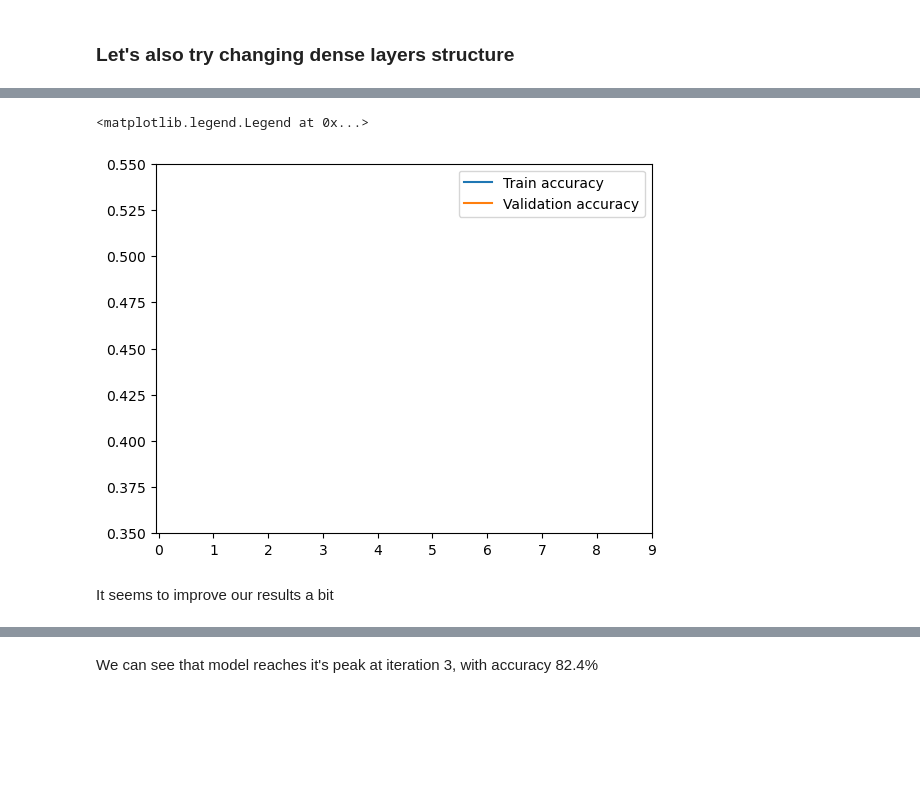
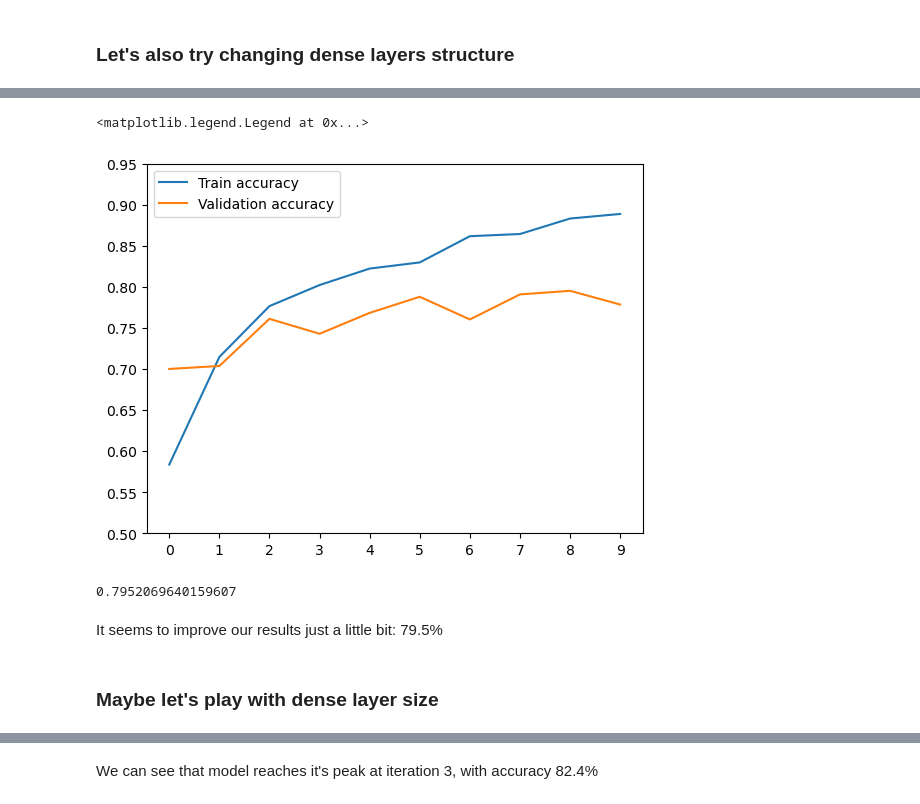
Before and after one commit to Stayermax/MLzoomcamp_capstone_project, a Jupyter notebook: notebook.ipynb, the cells around one changed output, grey strips where cells are left out. Cells and saved outputs as stored; diff of their text form; code cells hidden in the pictures; blank space fills up the shorter version.

```diff
--- a/notebook.ipynb
+++ b/notebook.ipynb
@@ -356,9 +357,9 @@ We can see that top accuracy was reached during epoch 6 with val_accuracy equal
 # %% [markdown]
 ## Let's try training model with different learning rates
 # %%
-for lr in [0.0001, 0.01, 0.1, 1]:
+for lr in [0.0001, 0.01, 0.1, 1.0]:
     print(lr)
-    model = make_model(learning_rate = lr)
+    model = make_model_0(learning_rate = lr)
     history = model.fit(train_ds, epochs=10, validation_data=val_ds)
     scores[lr] = history.history
 # %% [output]
@@ -389,7 +407,9 @@ Optimal learning rate is
+# %%
+best_lr = 0.001
 # %% [markdown]
 ### Let's also try changing dense layers structure
 # %%
-def make_model_1(learning_rate=0.1):
+def make_model_1(learning_rate=0.1, inner_layer_size=100):
     base_model = Xception(
         weights='imagenet',
         include_top=False,
@@ -404,7 +424,7 @@ def make_model_1(learning_rate=0.1):
     base = base_model(inputs, training=False)
     vectors = keras.layers.GlobalAveragePooling2D()(base)
 
-    inner_layer = keras.layers.Dense(100, activation='relu')(vectors)
+    inner_layer = keras.layers.Dense(inner_layer_size, activation='relu')(vectors)
     outputs = keras.layers.Dense(8)(inner_layer)
     model = keras.Model(inputs, outputs)
 
@@ -422,6 +442,6 @@ def make_model_1(learning_rate=0.1):
 
     return model
 # %%
-model = make_model_1(learning_rate = lr)
+model = make_model_1(learning_rate=best_lr, inner_layer_size=100)
 history = model.fit(train_ds, epochs=10, validation_data=val_ds)
 # %% [output]
@@ -429,12 +468,18 @@ history = model.fit(train_ds, epochs=10, validation_data=val_ds)
 # %%
-for lr, hist in scores.items():
-    plt.plot(history.history['accuracy'], label='Train accuracy')
-    plt.plot(history.history['val_accuracy'], label='Validation accuracy')
+plt.plot(history.history['accuracy'], label='Train accuracy')
+plt.plot(history.history['val_accuracy'], label='Validation accuracy')
 
 plt.xticks(np.arange(10))
+plt.yticks(np.arange(0.5,1,0.05))
 plt.legend()
 # %% [output]
 <matplotlib.legend.Legend at 0x...>
-[figure, old version]
+[figure, new version]
+# %%
+max(history.history['val_accuracy'])
+# %% [output]
+0.7952069640159607
 # %% [markdown]
-It seems to improve our results a bit
+It seems to improve our results just a little bit: 79.5%
+# %% [markdown]
+### Maybe let's play with dense layer size
```
Also changed, not shown: parts of 54 cells of this notebook.
